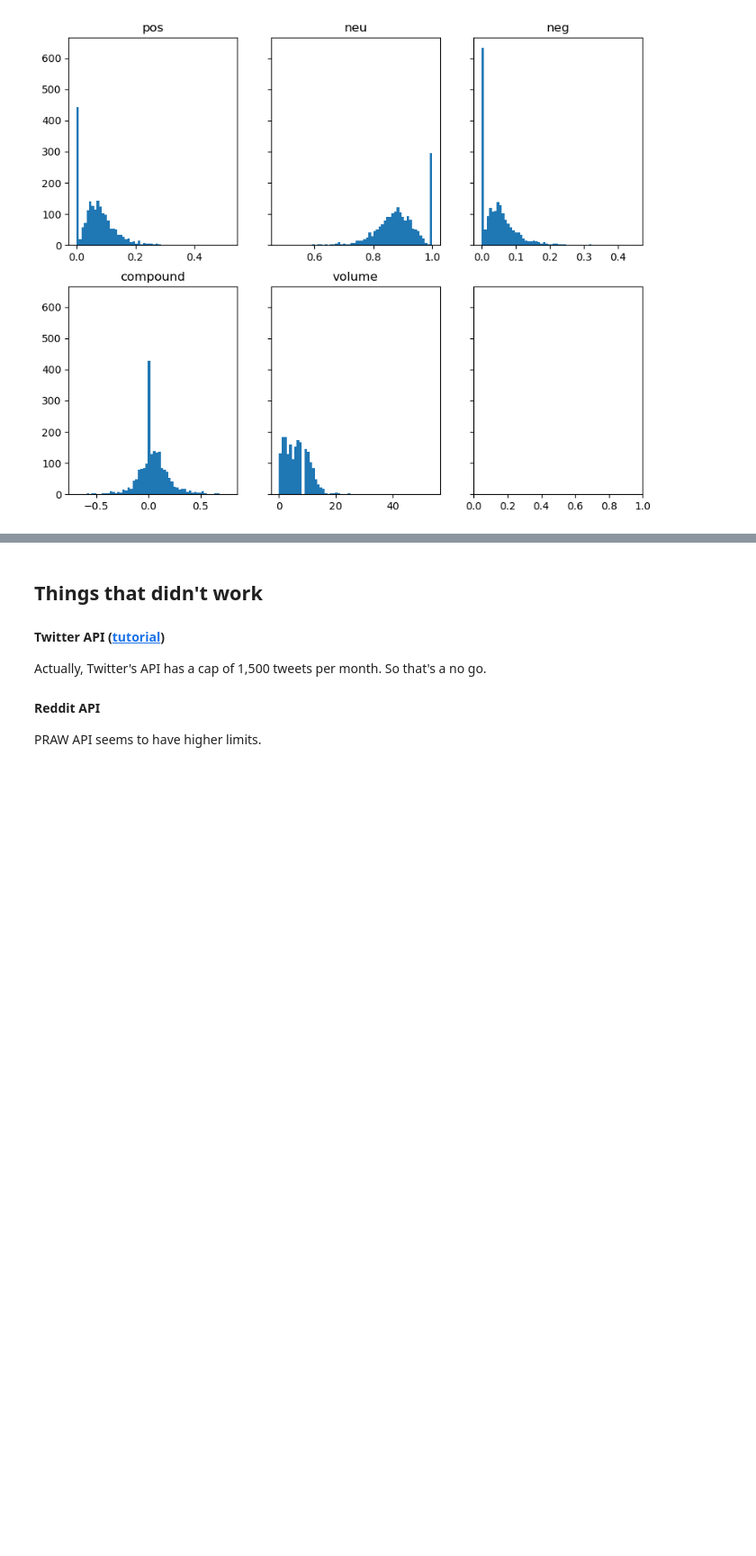
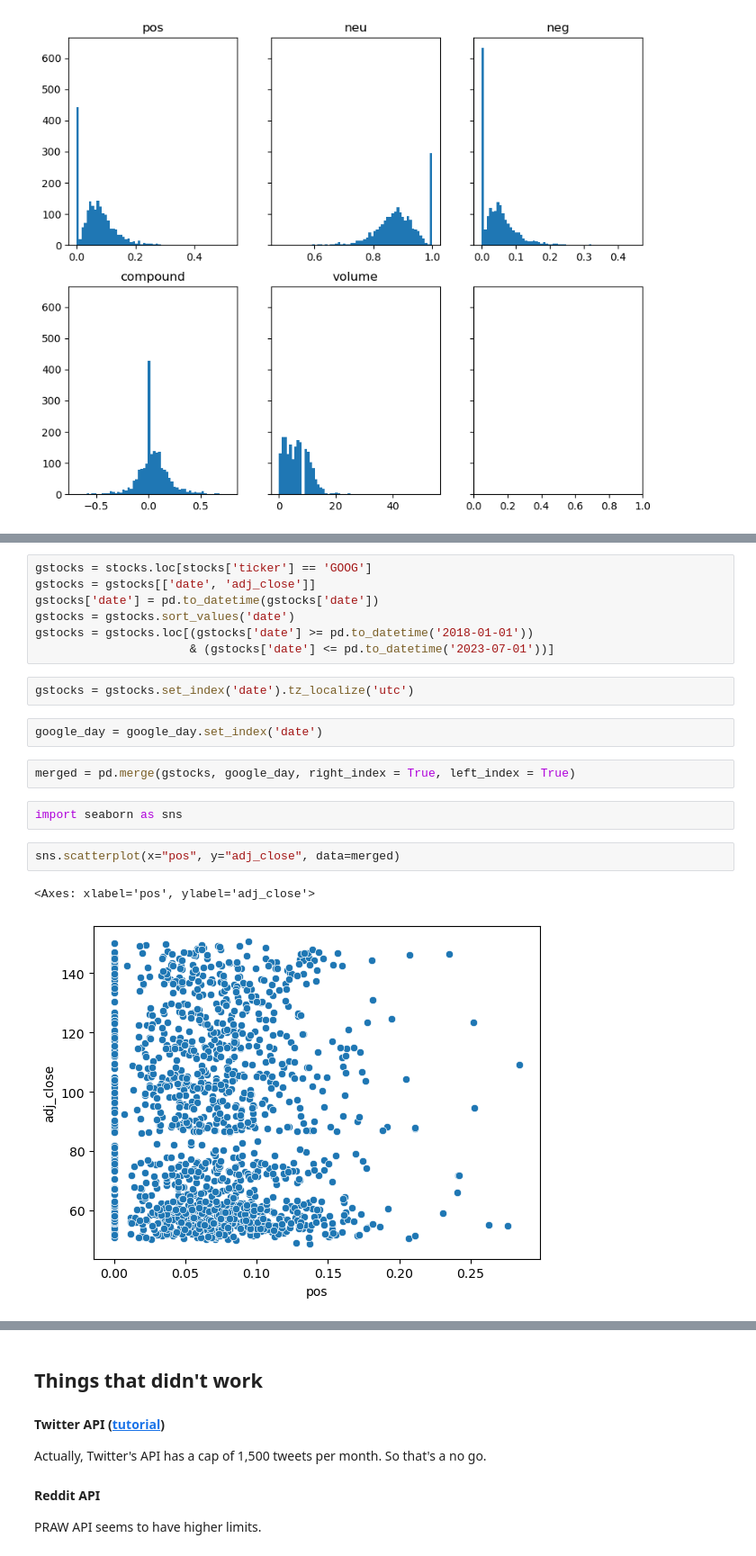
Before and after one commit to amberlee0516/ds4a-stock-price, a Jupyter notebook: sentiment analysis.ipynb, the cells around one changed output, grey strips where cells are left out. Shown: that part at 90% size. Drawn from its saved outputs; the diff is of its cells as text; blank space fills up the shorter version.

Commit message:
visualizations combining stock price and sentiment scores

```diff
--- a/sentiment analysis.ipynb
+++ b/sentiment analysis.ipynb
@@ -532,0 +538,20 @@ fig.savefig("google_hist.png")
+# %%
+gstocks = stocks.loc[stocks['ticker'] == 'GOOG']
+gstocks = gstocks[['date', 'adj_close']]
+gstocks['date'] = pd.to_datetime(gstocks['date'])
+gstocks = gstocks.sort_values('date')
+gstocks = gstocks.loc[(gstocks['date'] >= pd.to_datetime('2018-01-01'))
+                      & (gstocks['date'] <= pd.to_datetime('2023-07-01'))]
+# %%
+gstocks = gstocks.set_index('date').tz_localize('utc')
+# %%
+google_day = google_day.set_index('date')
+# %%
+merged = pd.merge(gstocks, google_day, right_index = True, left_index = True)
+# %%
+import seaborn as sns
+# %%
+sns.scatterplot(x="pos", y="adj_close", data=merged)
+# %% [output]
+<Axes: xlabel='pos', ylabel='adj_close'>
+[figure, added]
```
Also changed, not shown: parts of 8 cells of this notebook, 2 other files.
